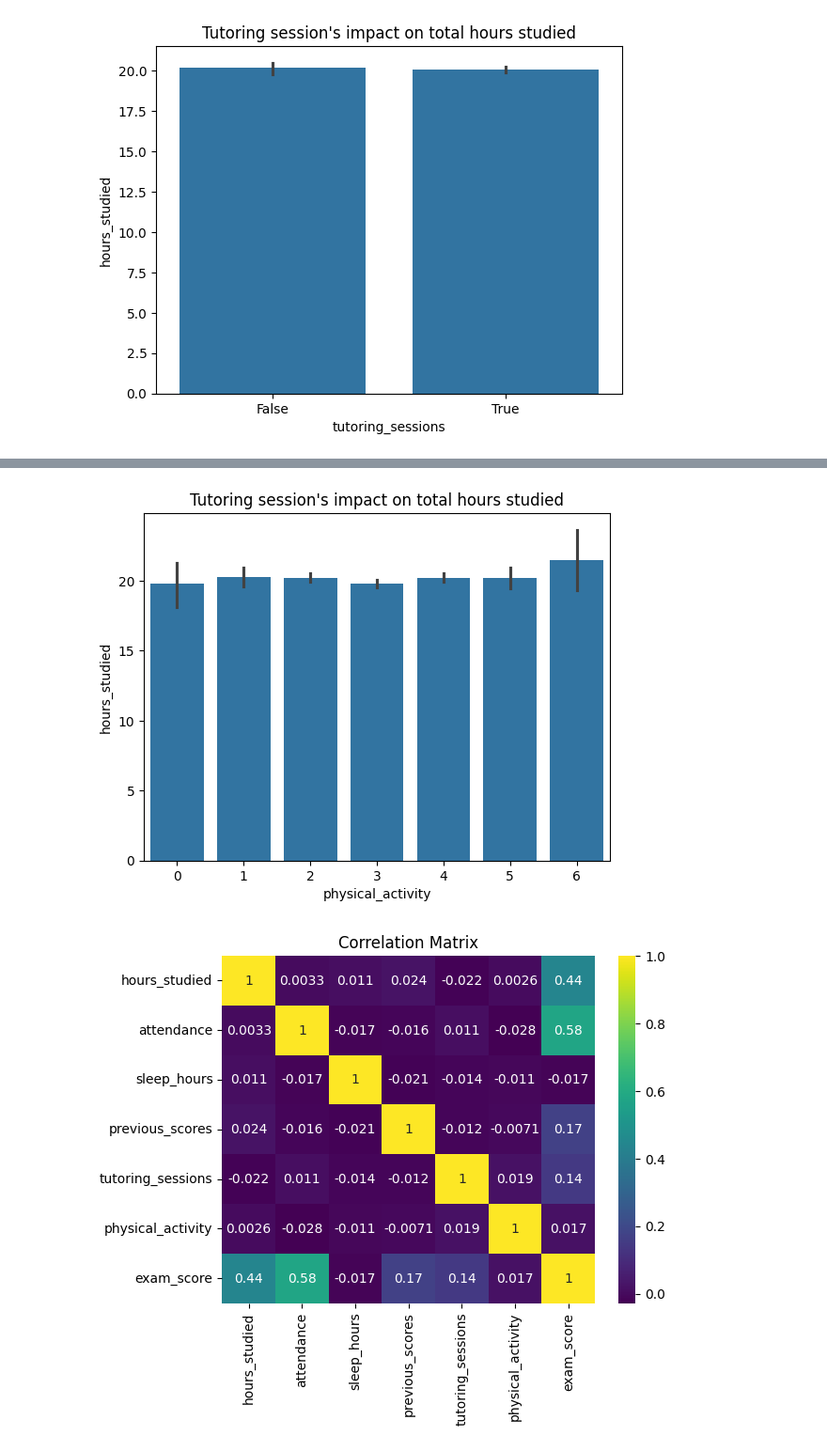
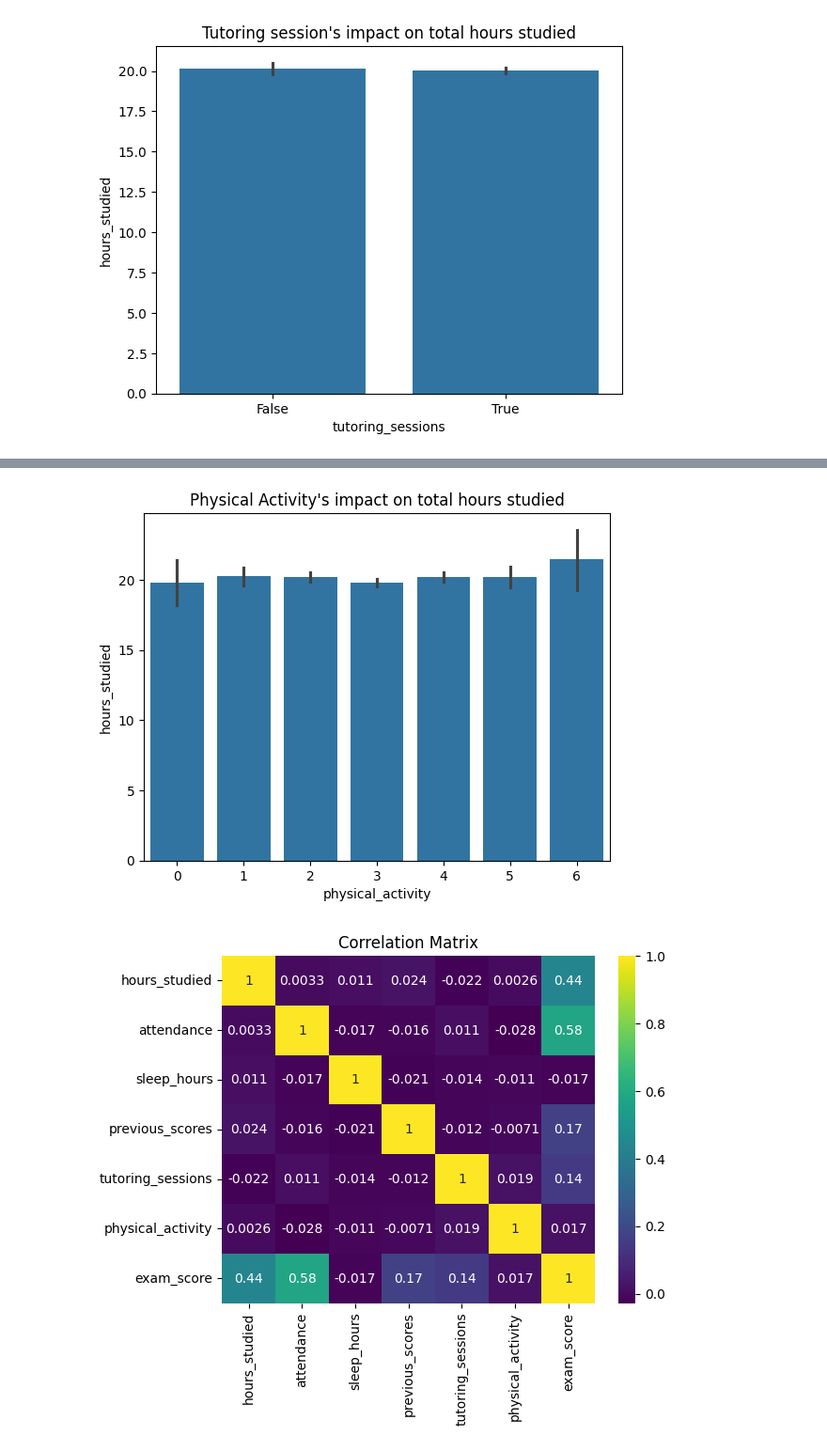
Before and after one commit to kabsmeiou/study-hours-estimator, a Jupyter notebook: study-hours-notebook.ipynb, the cells around one changed output, grey strips where cells are left out. Shown: that part at 94% size. Cells and saved outputs as stored; diff of their text form; code cells hidden in the pictures.

```diff
--- a/study-hours-notebook.ipynb
+++ b/study-hours-notebook.ipynb
@@ -205,8 +208,8 @@ plt.xticks(rotation=90);
 # %%
 sns.barplot(x=df_full_train['physical_activity'], y=df_full_train['hours_studied'])
-plt.title('Tutoring session\'s impact on total hours studied');
+plt.title('Physical Activity\'s impact on total hours studied');
 # %% [output]
-[figure, old version]
+[figure, new version]
 # %%
 corr_matrix = df_full_train[numerical_cols].corr()
 sns.heatmap(corr_matrix, annot=True, cmap='viridis')
```
Also changed, not shown: parts of 33 cells of this notebook.
